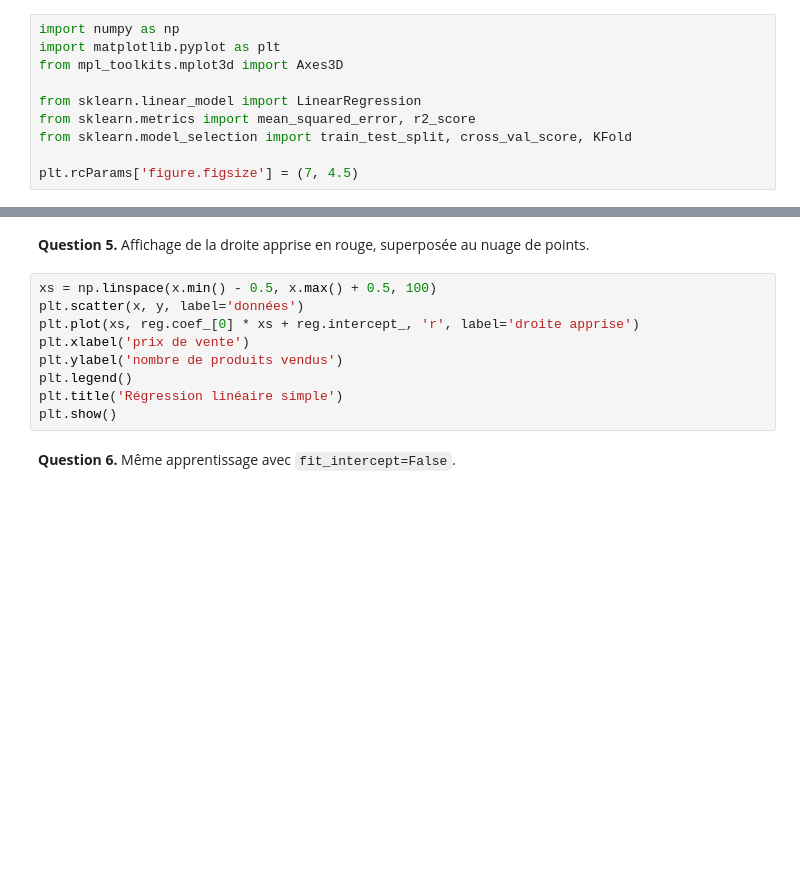
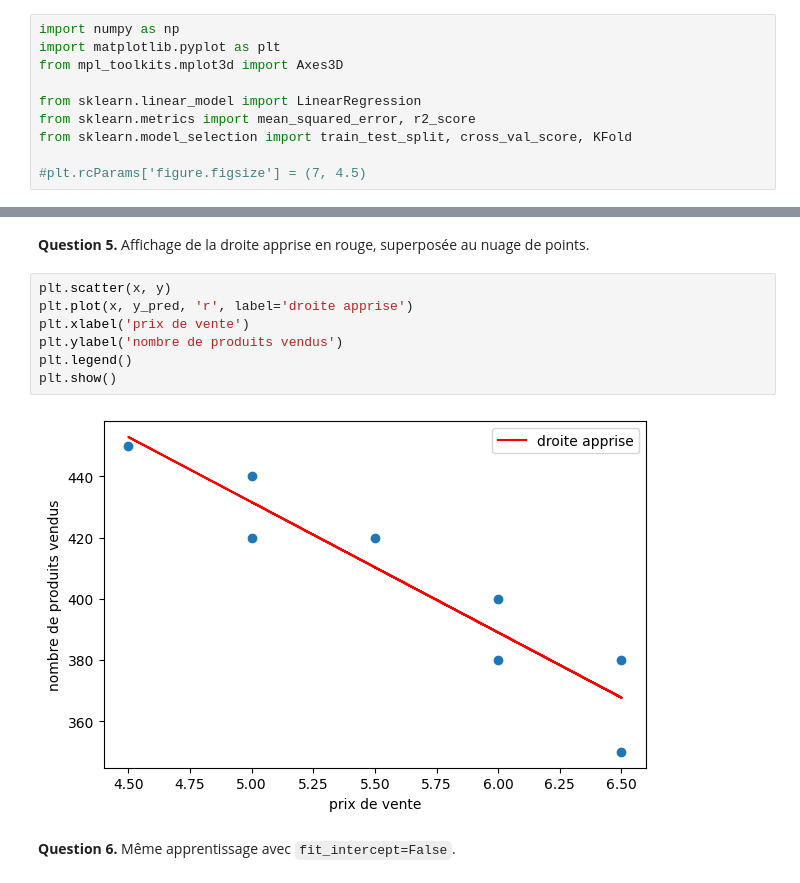
Before and after one commit to soniaferjani/portfolio-sbf, a Jupyter notebook: regression-lineaire-moindre-carres/regression-lineaire-moindre-carres.ipynb, the cells around one changed output, grey strips where cells are left out. Saved outputs shown, nothing was run; the diff lists cells and outputs as text; blank space fills up the shorter version.

```diff
--- a/regression-lineaire-moindre-carres/regression-lineaire-moindre-carres.ipynb
+++ b/regression-lineaire-moindre-carres/regression-lineaire-moindre-carres.ipynb
@@ -14,7 +14,7 @@ from sklearn.linear_model import LinearRegression
 from sklearn.metrics import mean_squared_error, r2_score
 from sklearn.model_selection import train_test_split, cross_val_score, KFold
 
-plt.rcParams['figure.figsize'] = (7, 4.5)
+#plt.rcParams['figure.figsize'] = (7, 4.5)
 # %% [markdown]
 # 1. Régression linéaire par moindres carrés sous sklearn
 
@@ -60,14 +68,14 @@ Il mesure la part de la variance de $y$ expliquée par le modèle : 1 correspond
 # %% [markdown]
 **Question 5.** Affichage de la droite apprise en rouge, superposée au nuage de points.
 # %%
-xs = np.linspace(x.min() - 0.5, x.max() + 0.5, 100)
-plt.scatter(x, y, label='données')
-plt.plot(xs, reg.coef_[0] * xs + reg.intercept_, 'r', label='droite apprise')
+plt.scatter(x, y)
+plt.plot(x, y_pred, 'r', label='droite apprise')
 plt.xlabel('prix de vente')
 plt.ylabel('nombre de produits vendus')
 plt.legend()
-plt.title('Régression linéaire simple')
 plt.show()
+# %% [output]
+[figure, added]
 # %% [markdown]
 **Question 6.** Même apprentissage avec `fit_intercept=False`.
 # %%
```
Also changed, not shown: parts of 19 cells of this notebook.
